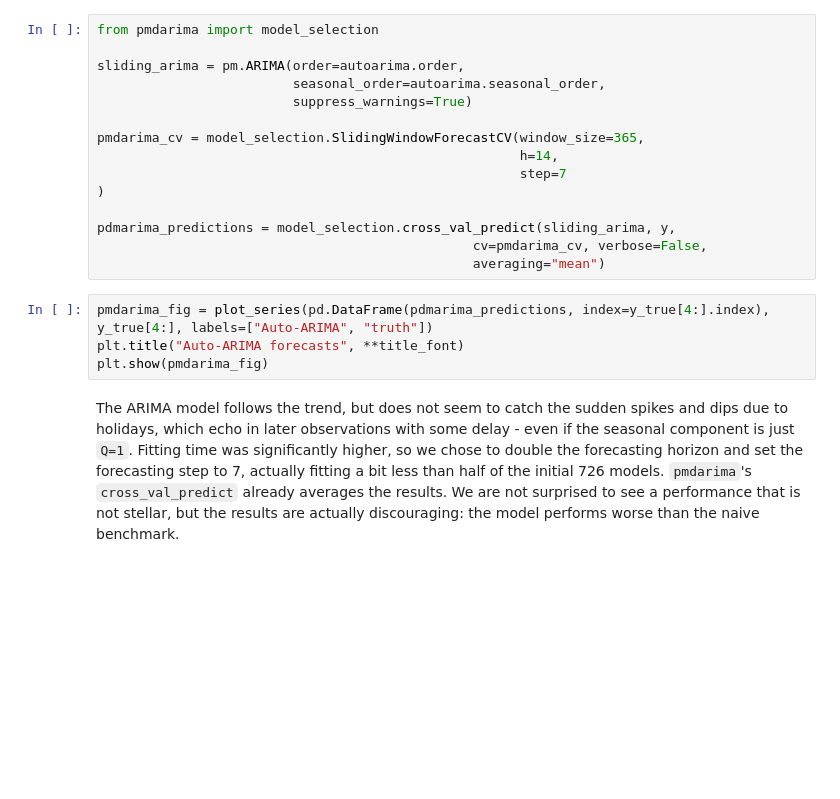
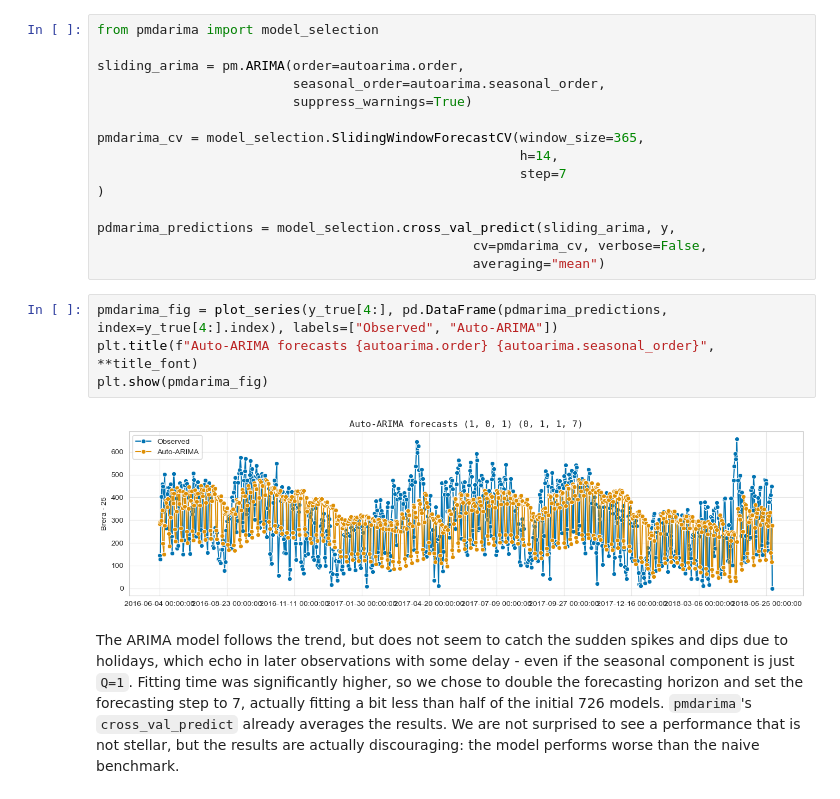
Before and after one commit to baggiponte/thesis-forecasting, a Jupyter notebook: body/_build/jupyter_execute/06-forecasting.ipynb, the cells around one changed output. Cells and saved outputs as stored; diff of their text form; blank space fills up the shorter version.

```diff
--- a/body/_build/jupyter_execute/06-forecasting.ipynb
+++ b/body/_build/jupyter_execute/06-forecasting.ipynb
@@ -241,9 +268,11 @@ pdmarima_predictions = model_selection.cross_val_predict(sliding_arima, y,
                                                 cv=pmdarima_cv, verbose=False,
                                                 averaging="mean")
 # %%
-pmdarima_fig = plot_series(pd.DataFrame(pdmarima_predictions, index=y_true[4:].index), y_true[4:], labels=["Auto-ARIMA", "truth"])
-plt.title("Auto-ARIMA forecasts", **title_font)
+pmdarima_fig = plot_series(y_true[4:], pd.DataFrame(pdmarima_predictions, index=y_true[4:].index), labels=["Observed", "Auto-ARIMA"])
+plt.title(f"Auto-ARIMA forecasts {autoarima.order} {autoarima.seasonal_order}", **title_font)
 plt.show(pmdarima_fig)
+# %% [output]
+[figure, added]
 # %% [markdown]
 The ARIMA model follows the trend, but does not seem to catch the sudden spikes and dips due to holidays, which echo in later observations with some delay - even if the seasonal component is just `Q=1`. Fitting time was significantly higher, so we chose to double the forecasting horizon and set the forecasting step to 7, actually fitting a bit less than half of the initial 726 models. `pmdarima`'s `cross_val_predict` already averages the results. We are not surprised to see a performance that is not stellar, but the results are actually discouraging: the model performs worse than the naive benchmark.
 # %%
```
Also changed, not shown: parts of 9 cells of this notebook, 23 other files.
